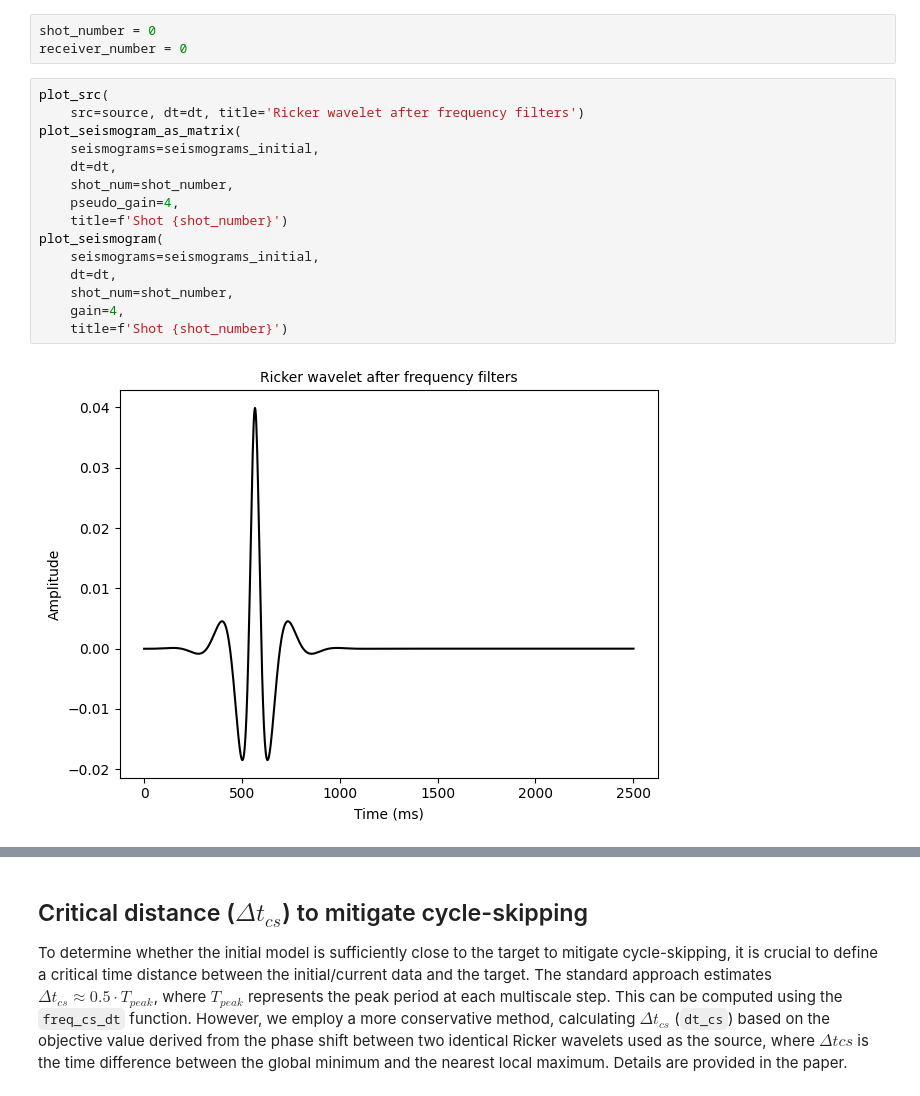
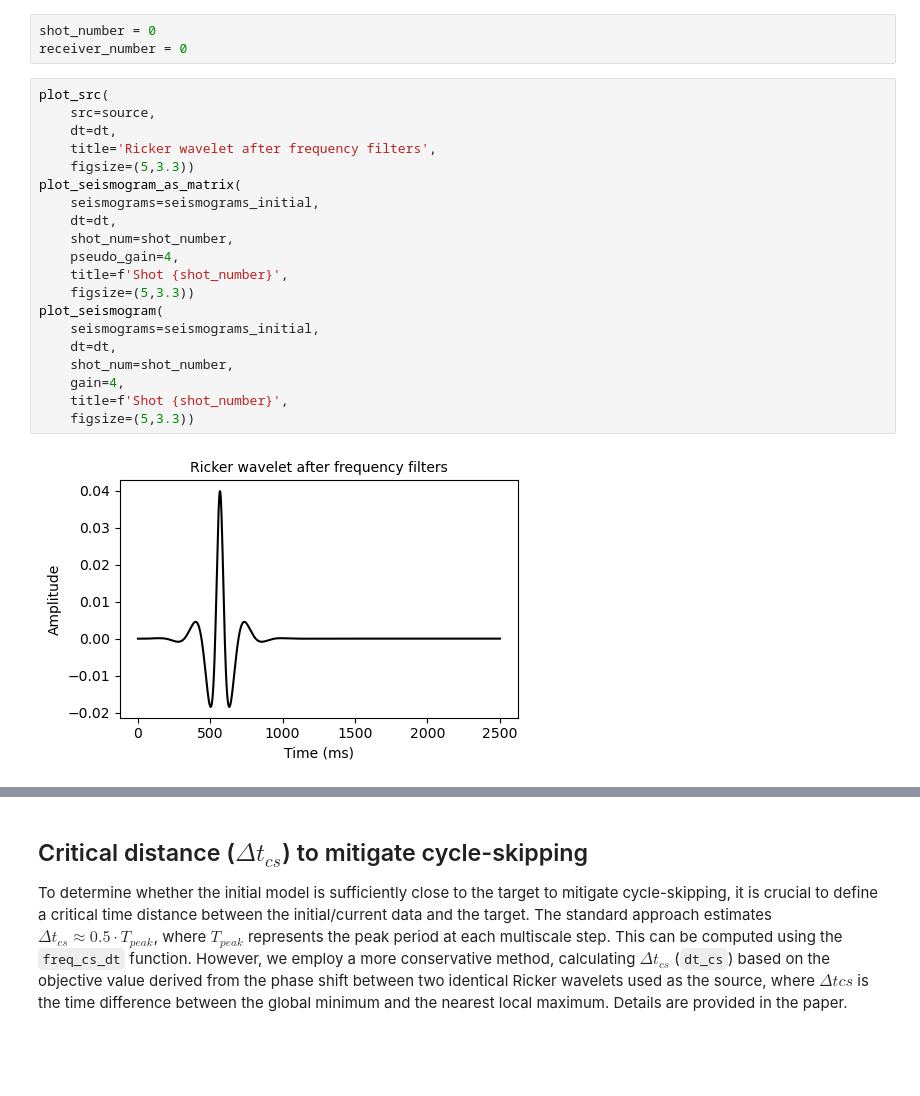
Before and after one commit to eikmeier-cn/dtw-pa-isa, a Jupyter notebook: dtw-pa-isa/tutorial_dtw-pa.ipynb, the cells around one changed output, grey strips where cells are left out. Saved outputs shown, nothing was run; the diff lists cells and outputs as text; blank space fills up the shorter version.

```diff
--- a/dtw-pa-isa/tutorial_dtw-pa.ipynb
+++ b/dtw-pa-isa/tutorial_dtw-pa.ipynb
@@ -75,18 +75,23 @@ shot_number = 0
 receiver_number = 0
 # %%
 plot_src(
-    src=source, dt=dt, title='Ricker wavelet after frequency filters')
+    src=source,
+    dt=dt,
+    title='Ricker wavelet after frequency filters',
+    figsize=(5,3.3))
 plot_seismogram_as_matrix(
     seismograms=seismograms_initial,
     dt=dt,
     shot_num=shot_number,
     pseudo_gain=4,
-    title=f'Shot {shot_number}')
+    title=f'Shot {shot_number}',
+    figsize=(5,3.3))
 plot_seismogram(
     seismograms=seismograms_initial,
     dt=dt,
     shot_num=shot_number,
     gain=4,
-    title=f'Shot {shot_number}')
+    title=f'Shot {shot_number}',
+    figsize=(5,3.3))
 # %% [output]
-[figure, old version]
+[figure, new version]
```
Also changed, not shown: parts of 6 cells of this notebook, 2 other files.
